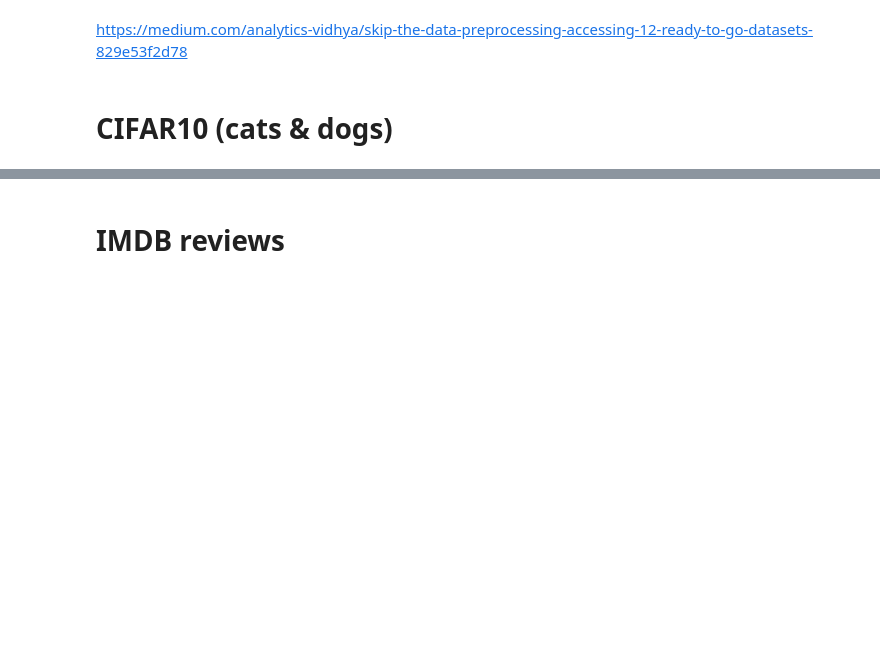
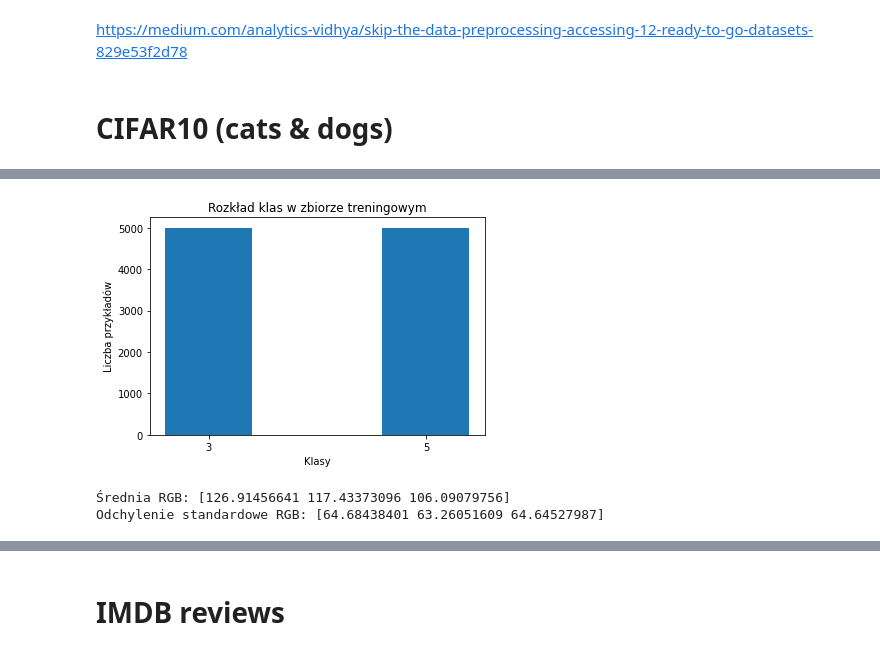
Before and after one commit to github-kamilk/BSc_Thesis, a Jupyter notebook: datasets.ipynb, the cells around one changed output, grey strips where cells are left out. Saved outputs shown, nothing was run; the diff lists cells and outputs as text; code cells hidden in the pictures; blank space fills up the shorter version.

```diff
--- a/datasets.ipynb
+++ b/datasets.ipynb
@@ -30,0 +71,19 @@ Accuracy: 0.653
+# %%
+unique, counts = np.unique(y_train_filtered, return_counts=True)
+plt.bar(unique, counts)
+plt.title('Rozkład klas w zbiorze treningowym')
+plt.xlabel('Klasy')
+plt.ylabel('Liczba przykładów')
+plt.xticks(unique)
+plt.show()
+# %% [output]
+[figure, added]
+# %%
+mean = np.mean(x_train_filtered, axis=(0, 1, 2))
+std = np.std(x_train_filtered, axis=(0, 1, 2))
+
+print(f"Średnia RGB: {mean}")
+print(f"Odchylenie standardowe RGB: {std}")
+# %% [output]
+Średnia RGB: [126.91456641 117.43373096 106.09079756]
+Odchylenie standardowe RGB: [64.68438401 63.26051609 64.64527987]
```
Also changed, not shown: parts of 43 cells of this notebook, 2 other files.
